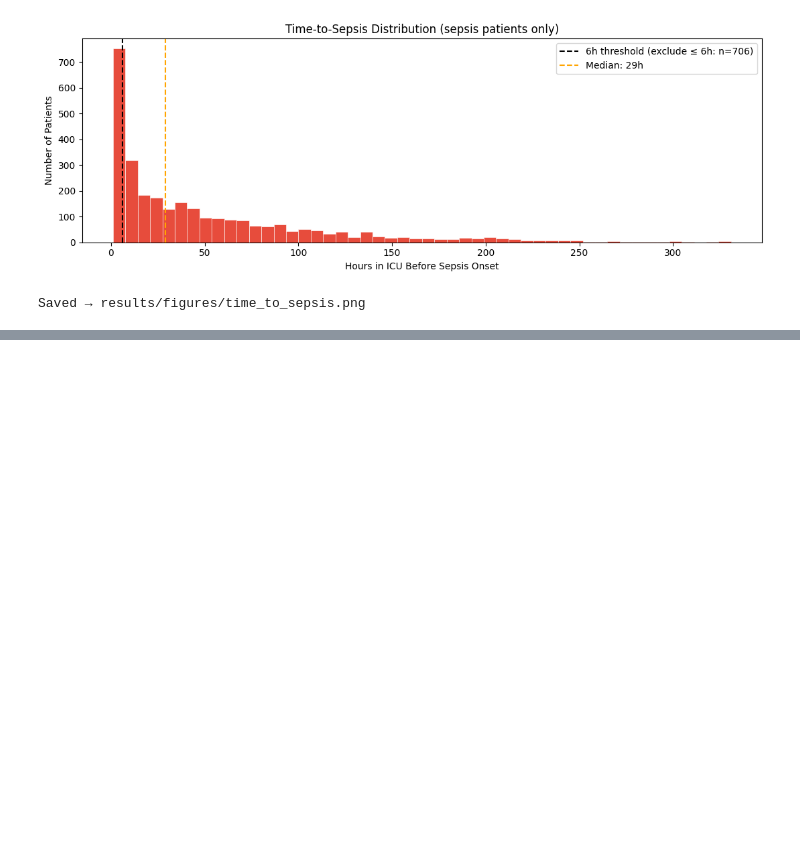
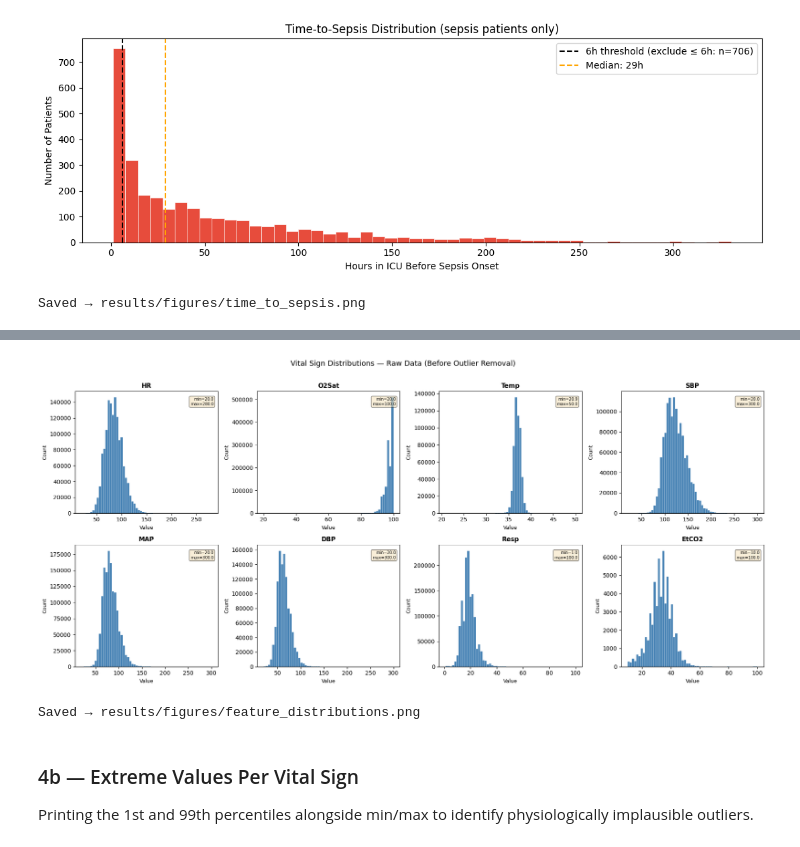
Before and after one commit to GeorgeDavidson2/Sepsis_ML_Prediction, a Jupyter notebook: notebooks/00_EDA.ipynb, the cells around one changed output, grey strips where cells are left out. Drawn from its saved outputs; the diff is of its cells as text; code cells hidden in the pictures; blank space fills up the shorter version.

```diff
--- a/notebooks/00_EDA.ipynb
+++ b/notebooks/00_EDA.ipynb
@@ -337,0 +344,25 @@ Saved → results/figures/time_to_sepsis.png
+# %%
+fig, axes = plt.subplots(2, 4, figsize=(18, 8))
+for ax, feat in zip(axes.flatten(), VITAL_SIGNS):
+    col = df[feat].dropna()
+    ax.hist(col, bins=60, color='steelblue', edgecolor='white', linewidth=0.3)
+    ax.set_title(feat, fontsize=11, fontweight='bold')
+    ax.set_xlabel('Value', fontsize=9)
+    ax.set_ylabel('Count', fontsize=9)
+    # Annotate min/max
+    ax.text(0.97, 0.95, f'min={col.min():.1f}\nmax={col.max():.1f}',
+            transform=ax.transAxes, fontsize=7, va='top', ha='right',
+            bbox=dict(boxstyle='round', facecolor='wheat', alpha=0.5))
+
+plt.suptitle('Vital Sign Distributions — Raw Data (Before Outlier Removal)', fontsize=13, y=1.01)
+plt.tight_layout()
+plt.savefig(_root / FIGURES_DIR / 'feature_distributions.png', dpi=150, bbox_inches='tight')
+plt.show()
+print("Saved → results/figures/feature_distributions.png")
+# %% [output]
+[figure, added]
+Saved → results/figures/feature_distributions.png
+# %% [markdown]
+### 4b — Extreme Values Per Vital Sign
+
+Printing the 1st and 99th percentiles alongside min/max to identify physiologically implausible outliers.
```
Also changed, not shown: parts of 4 cells of this notebook, 1 other file.
